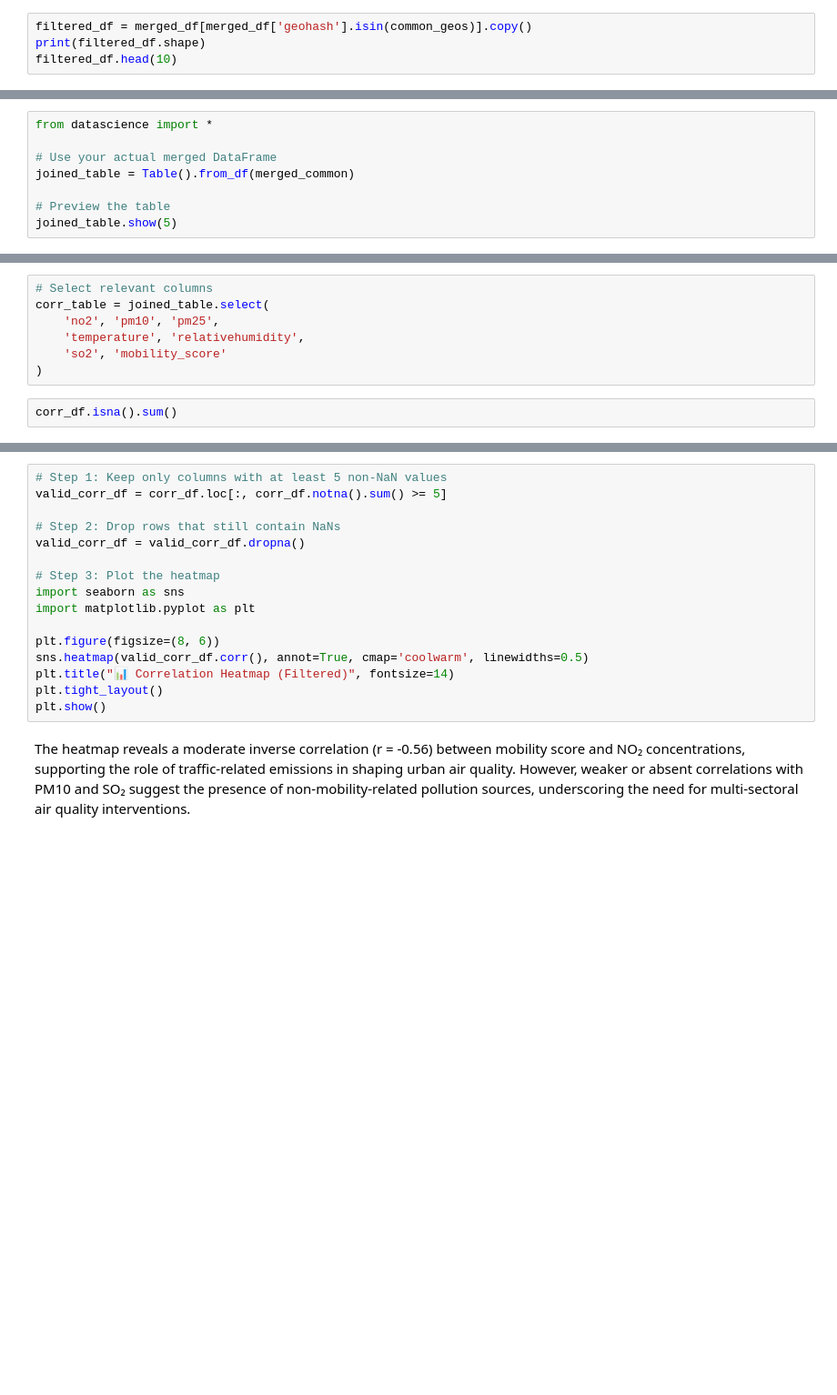
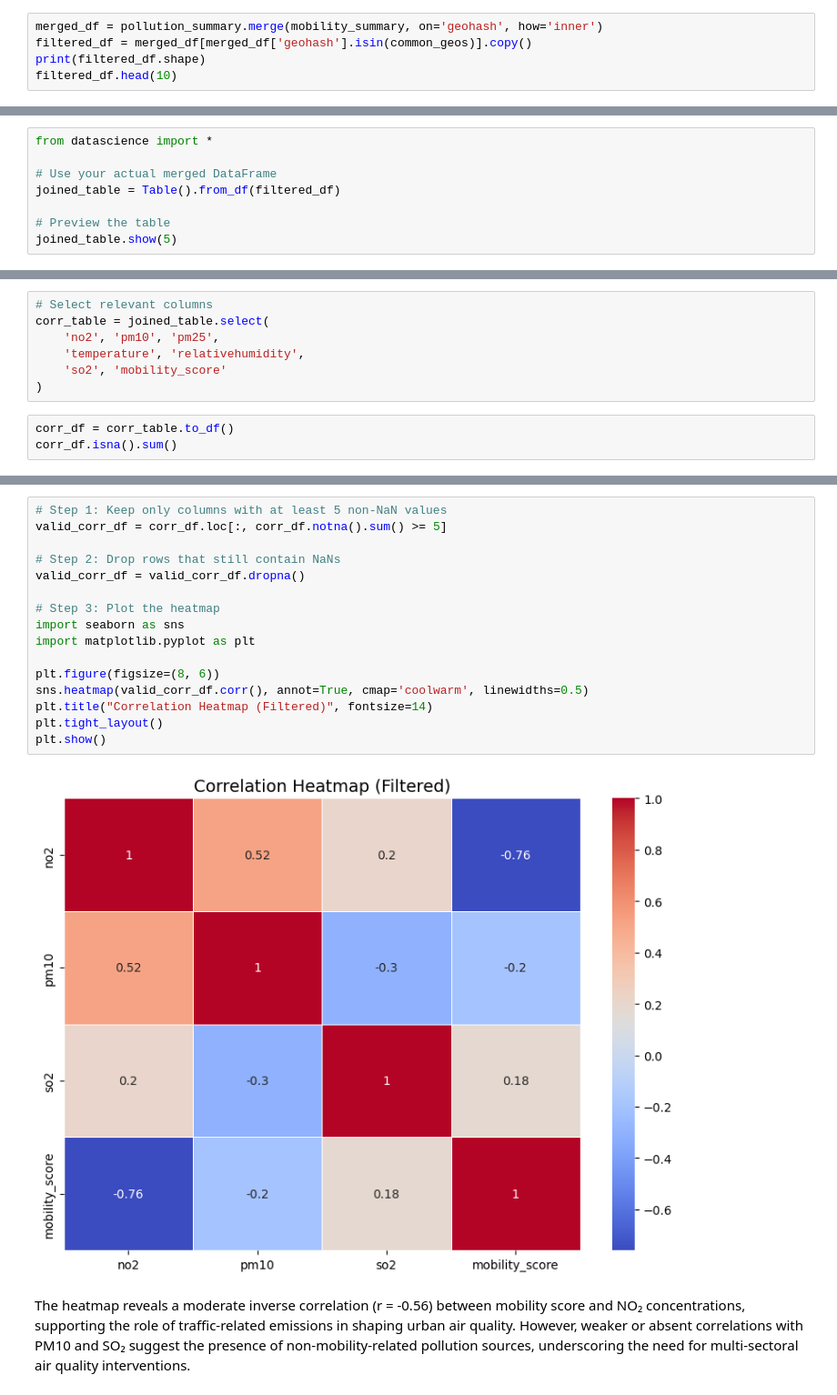
Before and after one commit to Dr-Isam-ALJAWARNEH/fds-project-geoairmob, a Jupyter notebook: Code/GEOCODE.ipynb, the cells around one changed output, grey strips where cells are left out. Shown at 91% size. Drawn from its saved outputs; the diff is of its cells as text; blank space fills up the shorter version.

```diff
--- a/Code/GEOCODE.ipynb
+++ b/Code/GEOCODE.ipynb
@@ -150,4 +230,5 @@ print(" Common geohashes:", sorted(list(common_geos)))
 # %%
+merged_df = pollution_summary.merge(mobility_summary, on='geohash', how='inner')
 filtered_df = merged_df[merged_df['geohash'].isin(common_geos)].copy()
 print(filtered_df.shape)
 filtered_df.head(10)
@@ -161,7 +269,7 @@ merged_df.to_csv("uae_mobility_pollution_merged.csv", index=False)
 from datascience import *
 
 # Use your actual merged DataFrame
-joined_table = Table().from_df(merged_common)
+joined_table = Table().from_df(filtered_df)
 
 # Preview the table
 joined_table.show(5)
@@ -233,4 +378,5 @@ corr_table = joined_table.select(
     'so2', 'mobility_score'
 )
 # %%
+corr_df = corr_table.to_df()
 corr_df.isna().sum()
@@ -237,18 +393,20 @@ corr_df.isna().sum()
 # %%
 # Step 1: Keep only columns with at least 5 non-NaN values
 valid_corr_df = corr_df.loc[:, corr_df.notna().sum() >= 5]
 
 # Step 2: Drop rows that still contain NaNs
 valid_corr_df = valid_corr_df.dropna()
 
 # Step 3: Plot the heatmap
 import seaborn as sns
 import matplotlib.pyplot as plt
 
 plt.figure(figsize=(8, 6))
 sns.heatmap(valid_corr_df.corr(), annot=True, cmap='coolwarm', linewidths=0.5)
-plt.title("📊 Correlation Heatmap (Filtered)", fontsize=14)
+plt.title("Correlation Heatmap (Filtered)", fontsize=14)
 plt.tight_layout()
 plt.show()
+# %% [output]
+[figure, added]
 # %% [markdown]
 The heatmap reveals a moderate inverse correlation (r = -0.56) between mobility score and NO₂ concentrations, supporting the role of traffic-related emissions in shaping urban air quality. However, weaker or absent correlations with PM10 and SO₂ suggest the presence of non-mobility-related pollution sources, underscoring the need for multi-sectoral air quality interventions.
```
Also changed, not shown: parts of 20 cells of this notebook.
